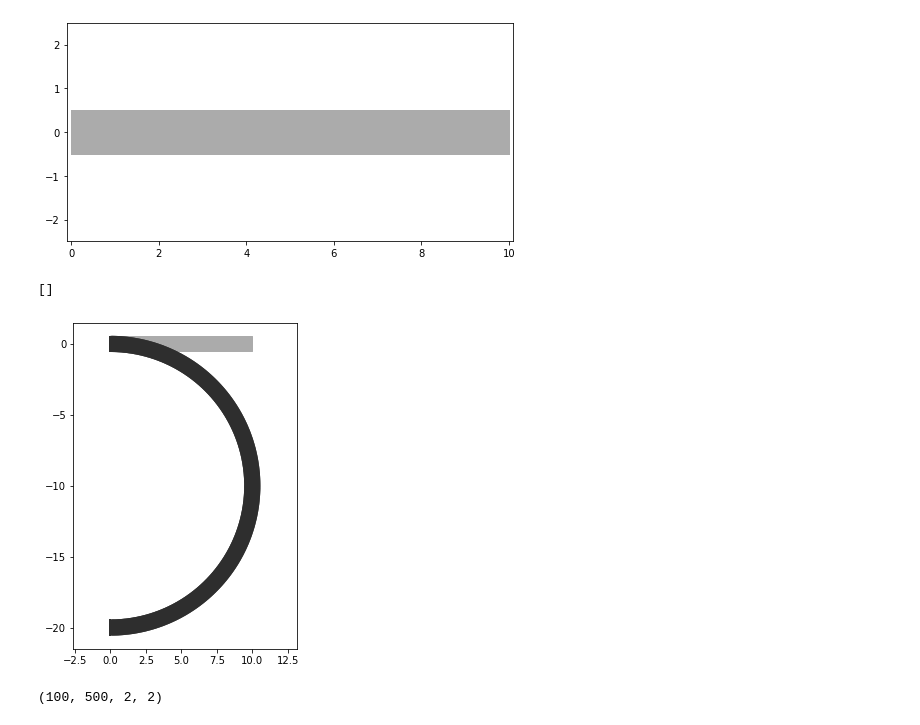
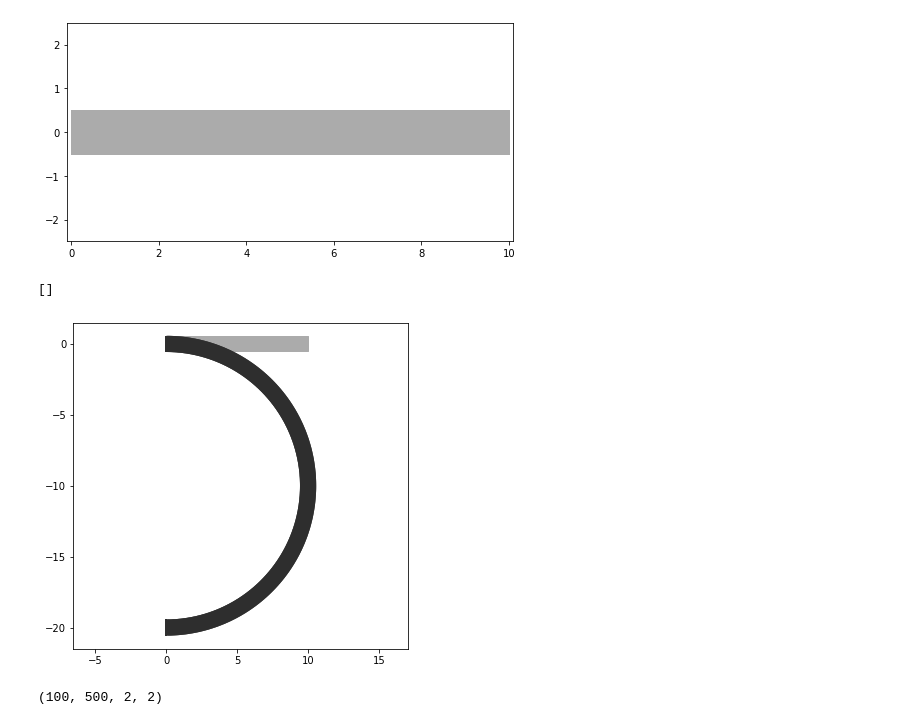
Before and after one commit to ivanvlam/IBM2020, a Jupyter notebook: Tarea 2/tarea-2.ipynb, the cells around one changed output. Drawn from its saved outputs; the diff is of its cells as text; code cells hidden in the pictures.

```diff
--- a/Tarea 2/tarea-2.ipynb
+++ b/Tarea 2/tarea-2.ipynb
@@ -53,15 +53,15 @@ BB_XX, BB_YY = phi(BB_x,BB_y)
 # %%
 # Ploteo con deformación
 
-fig = plt.figure(figsize=(4,6))
+fig = plt.figure(figsize=(6, 6))
 plt.plot(BB_x, BB_y, color='#ABABAB')
 plt.plot(BB_XX, BB_YY, color='#2E2E2E', linewidth=2)
 plt.axis('equal')
 plt.ylim(-21.5, 1.5)
 plt.plot()
 # %% [output]
 []
-[figure, old version]
+[figure, new version]
 # %%
 # Definición de tensor gradiente de deformación
 
```
Also changed, not shown: parts of 17 cells of this notebook.
